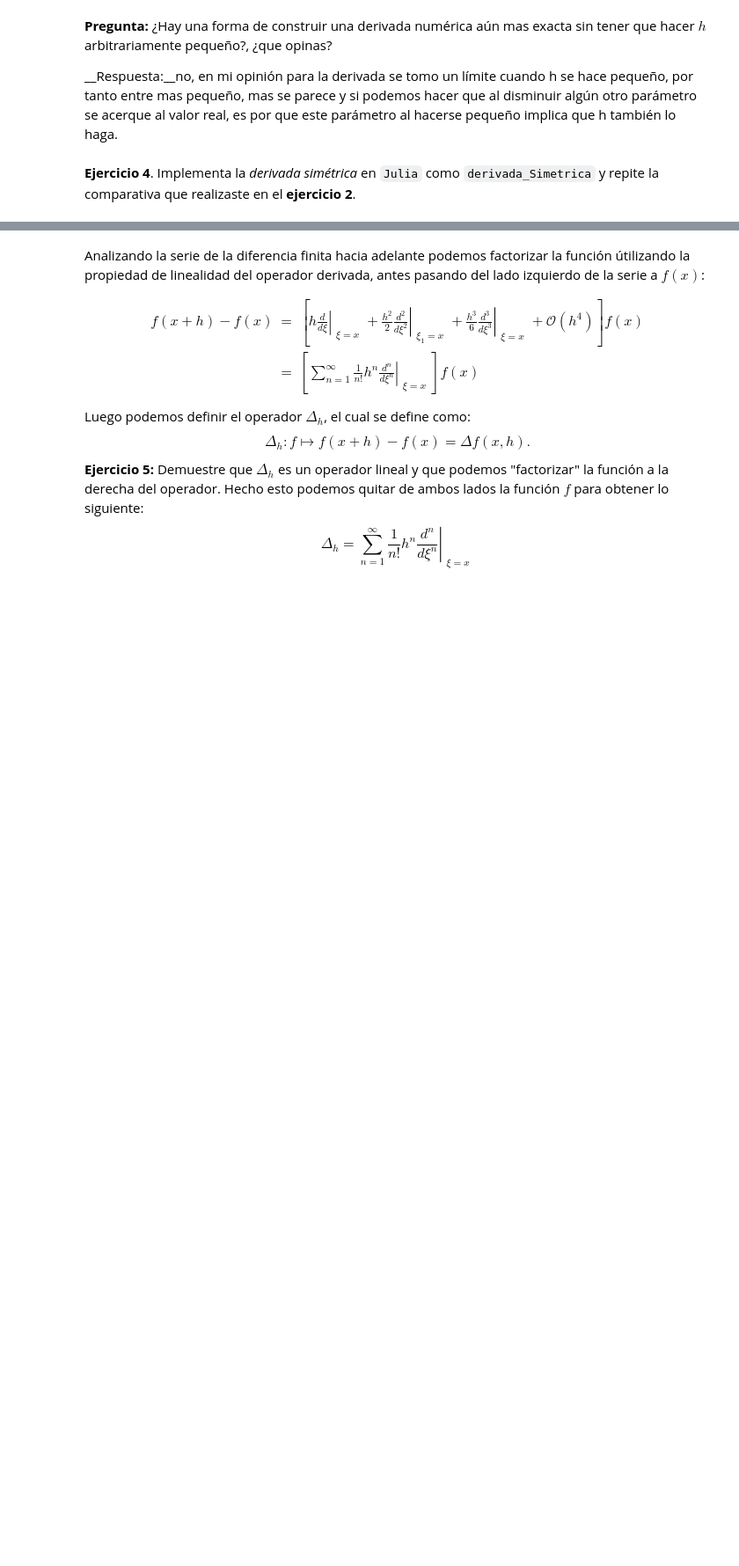
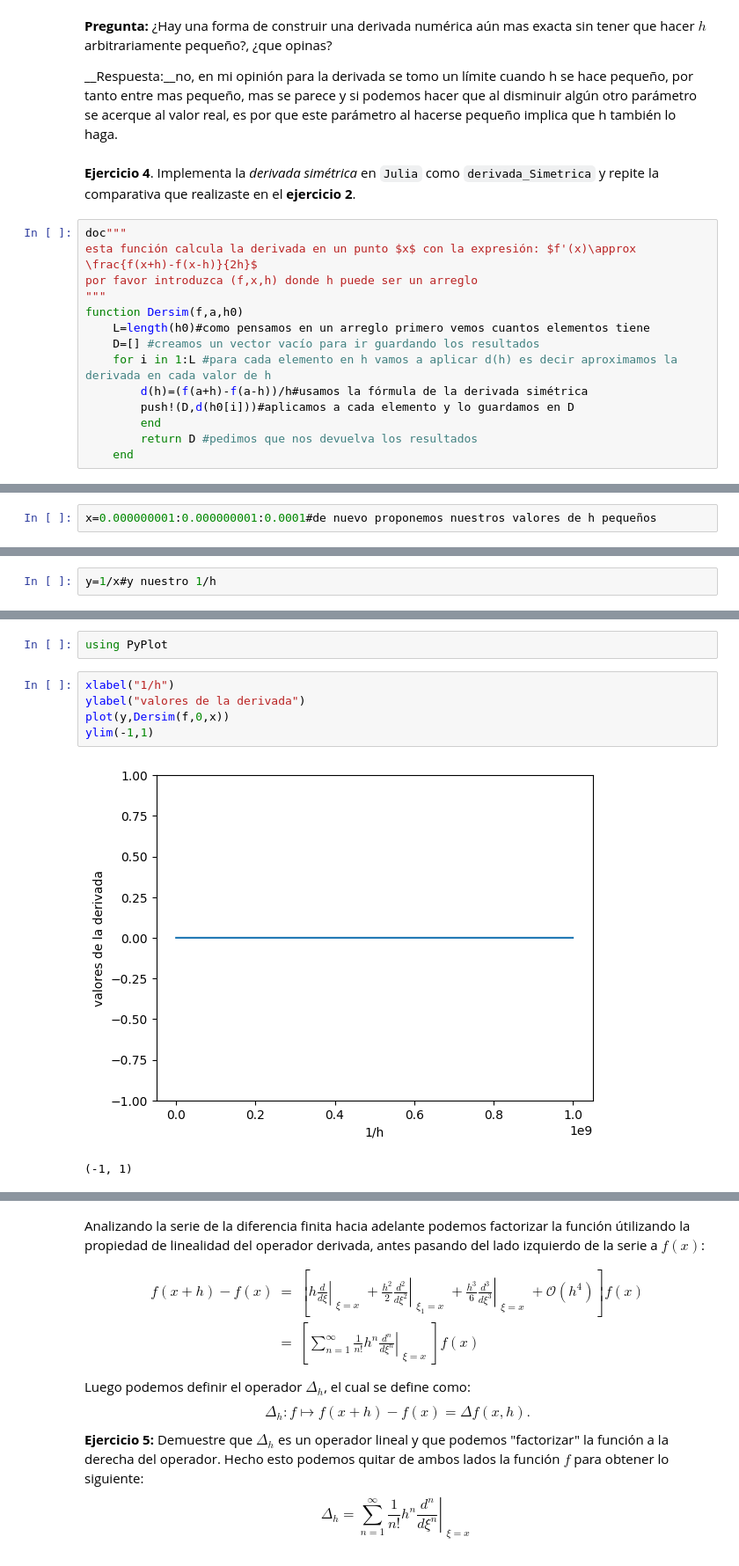
Before and after one commit to royerparra/Fisica_computacional_parra_hernandez, a Jupyter notebook: dernume.ipynb, the cells around one changed output, grey strips where cells are left out. Shown at 88% size. Cells and saved outputs as stored; diff of their text form; blank space fills up the shorter version.

```diff
--- a/dernume.ipynb
+++ b/dernume.ipynb
@@ -109,3 +216,17 @@ __Respuesta:__no, en mi opinión para la derivada se tomo un límite cuando h se
 __Ejercicio 4__. Implementa la _derivada
 simétrica_ en `Julia` como `derivada_Simetrica` y repite la
 comparativa que realizaste en el __ejercicio 2__.
+# %%
+doc"""
+esta función calcula la derivada en un punto $x$ con la expresión: $f'(x)\approx \frac{f(x+h)-f(x-h)}{2h}$
+por favor introduzca (f,x,h) donde h puede ser un arreglo
+"""
+function Dersim(f,a,h0)
+    L=length(h0)#como pensamos en un arreglo primero vemos cuantos elementos tiene
+    D=[] #creamos un vector vacío para ir guardando los resultados
+    for i in 1:L #para cada elemento en h vamos a aplicar d(h) es decir aproximamos la derivada en cada valor de h
+        d(h)=(f(a+h)-f(a-h))/h#usamos la fórmula de la derivada simétrica
+        push!(D,d(h0[i]))#aplicamos a cada elemento y lo guardamos en D
+        end
+        return D #pedimos que nos devuelva los resultados
+    end
@@ -111,0 +235,2 @@ comparativa que realizaste en el __ejercicio 2__.
+# %%
+x=0.000000001:0.000000001:0.0001#de nuevo proponemos nuestros valores de h pequeños
@@ -111,0 +239,2 @@ comparativa que realizaste en el __ejercicio 2__.
+# %%
+y=1/x#y nuestro 1/h
@@ -111,0 +283,10 @@ comparativa que realizaste en el __ejercicio 2__.
+# %%
+using PyPlot
+# %%
+xlabel("1/h")
+ylabel("valores de la derivada")
+plot(y,Dersim(f,0,x))
+ylim(-1,1)
+# %% [output]
+[figure, added]
+(-1, 1)
```
Also changed, not shown: parts of 20 cells of this notebook.
